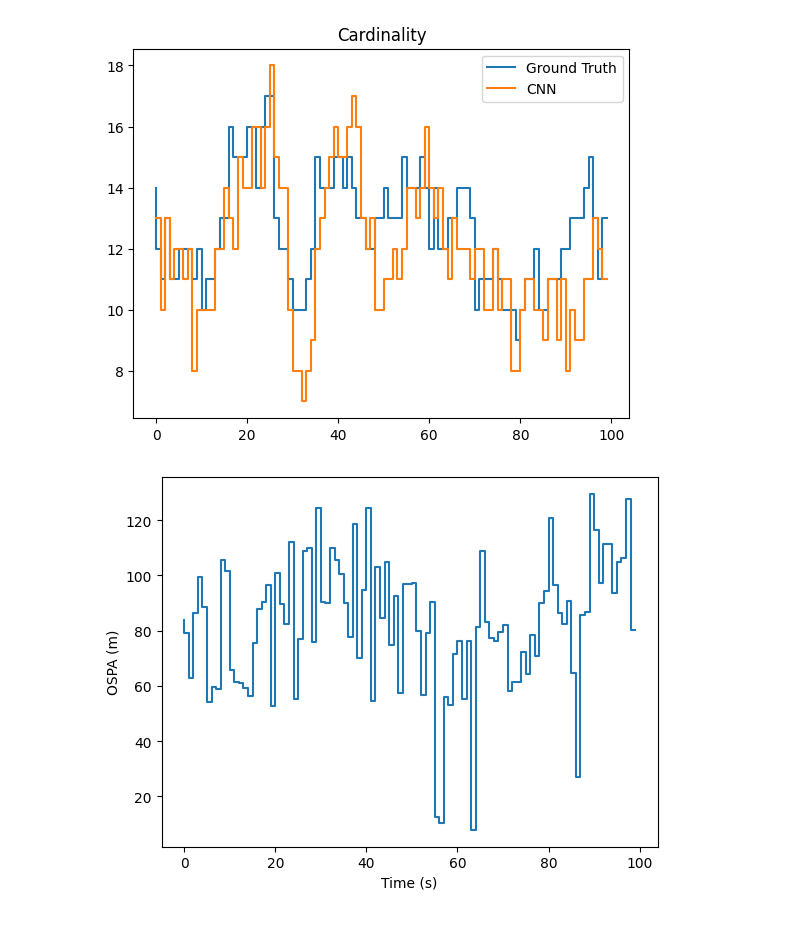
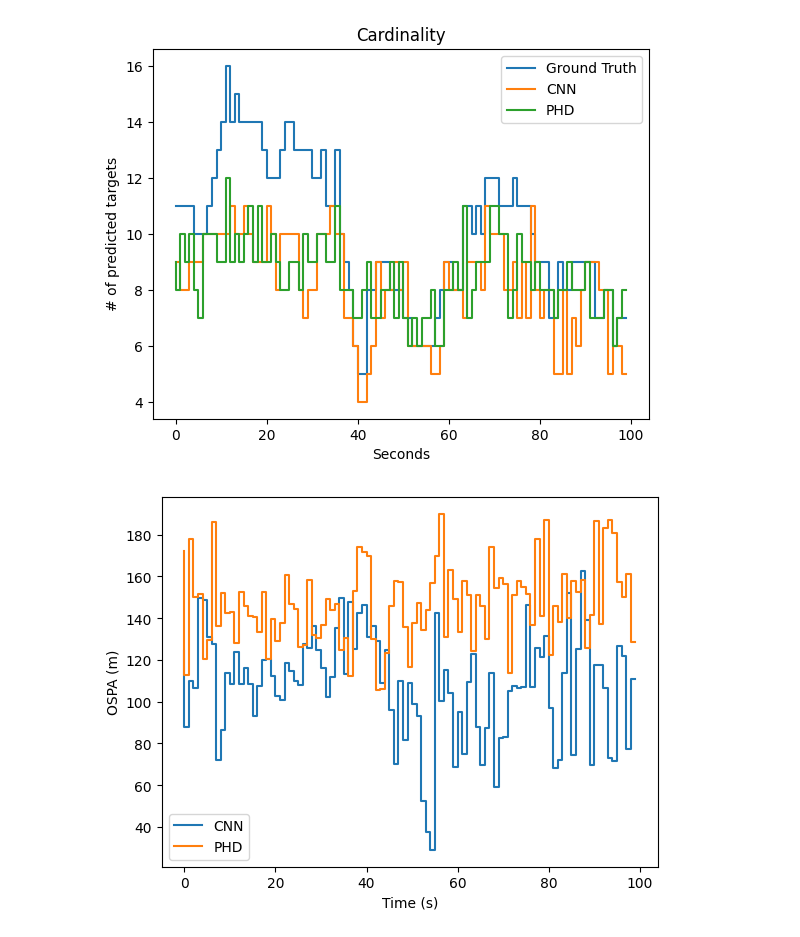
Before and after one commit to Damowerko/mtt, a Jupyter notebook: scripts/evaluate.ipynb, the cells around one changed output. Saved outputs shown, nothing was run; the diff lists cells and outputs as text; code cells hidden in the pictures.

```diff
--- a/scripts/evaluate.ipynb
+++ b/scripts/evaluate.ipynb
@@ -19,6 +36,6 @@ rng = np.random.default_rng()
 # %%
 # load model
-model_id = "95634b79"
+model_id = "58c6fd8a"
 run_path = !guild ls {model_id}
 run_path = run_path[0][:-1]
 checkpoint_path = os.path.join(run_path, "checkpoints/best.ckpt")
@@ -35,18 +43,22 @@ phd_predictions = list(tqdm(phd_filter(vector_dataset), total=len(vector_dataset
 # %%
-x = torch.stack([d[0] for d in dataset], dim=0)
+x = torch.stack([d[0] for d in stacked], dim=0)
 with torch.no_grad():
     pred_img = model(x.cuda()).cpu().numpy()
 
 n = pred_img.shape[0]
+filt_idx = -1
+
 width = online_dataset.init_simulator().width
 window = online_dataset.init_simulator().window
 extent = [-window / 2, window / 2, -window / 2, window / 2]
 
-predictions = []
+predictions_cnn = []
 for i in range(n):
-    predictions.append([
-        find_peaks(img, width=window)[0] for img in pred_img[i]
-    ])
+    predictions_cnn.append(find_peaks(pred_img[i][filt_idx], width=window)[0])
+# %%
+predictions_phd = []
+for i in range(n):
+    predictions_phd.append(positions_from_phd(phd[i], n_detections))
 # %%
 from mtt.peaks import sample_image, fit_gmm
 from mtt.utils import gaussian
@@ -84,26 +85,34 @@ plt.imshow(image, extent=extent, origin="lower")
+# %%
+card_true = np.array([len(d[2][filt_idx]["target_positions"]) for d in stacked])
+card_cnn = np.array([len(p) for p in predictions_cnn])
+card_phd = np.array([len(p) for p in predictions_phd])
 # %%
 # plot cardinality
-filt_idx = -1
-card_true = [len(d[2][filt_idx]["target_positions"]) for d in dataset]
-card_pred = [len(p[filt_idx]) for p in predictions]
-
 plt.title("Cardinality")
 plt.step(np.arange(n), card_true, label="Ground Truth")
-plt.step(np.arange(n), card_pred, label="CNN")
+plt.step(np.arange(n), card_cnn, label="CNN")
+plt.step(np.arange(n), card_phd, label="PHD")
+plt.xlabel("Seconds")
+plt.ylabel("# of predicted targets")
 plt.legend()
 plt.savefig("../figures/cardinality.png")
 # %% [output]
-[figure, old version]
+[figure, new version]
 # %%
-ospas = []
+ospa_cnn = []
+ospa_phd = []
 for idx in range(n):
-    sensor_img, target_img, info = dataset[idx]
-    pred = predictions[idx]
-    ospas += [ospa(info[-1]["target_positions"], pred[-1], 200)]
+    sensor_img, target_img, info = stacked[idx]
+    target_positions = info[-1]["target_positions"]
+    ospa_cnn += [ospa(target_positions, predictions_cnn[idx], 200)]
+    ospa_phd += [ospa(target_positions, predictions_phd[idx], 200)]
+
 plt.figure()
-plt.step(np.arange(n), ospas)
+plt.step(np.arange(n), ospa_cnn, label="CNN")
+plt.step(np.arange(n), ospa_phd, label="PHD")
 plt.ylabel("OSPA (m)")
 plt.xlabel("Time (s)")
+plt.legend()
 plt.savefig("../figures/ospa.png")
 # %% [output]
-[figure, old version]
+[figure, new version]
```
Also changed, not shown: parts of 7 cells of this notebook, 5 other files.
